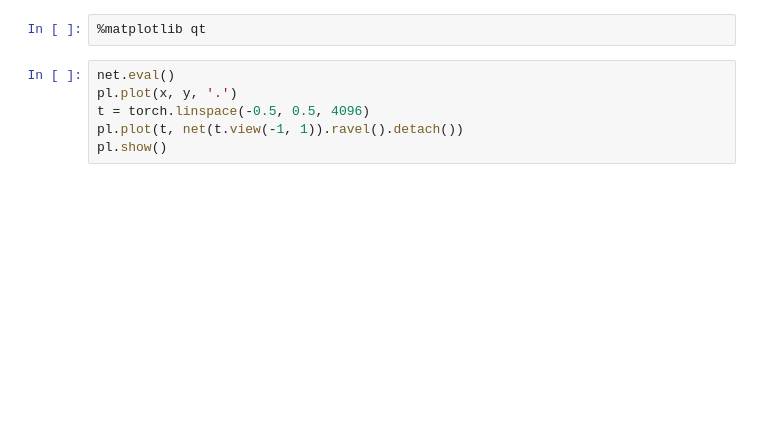
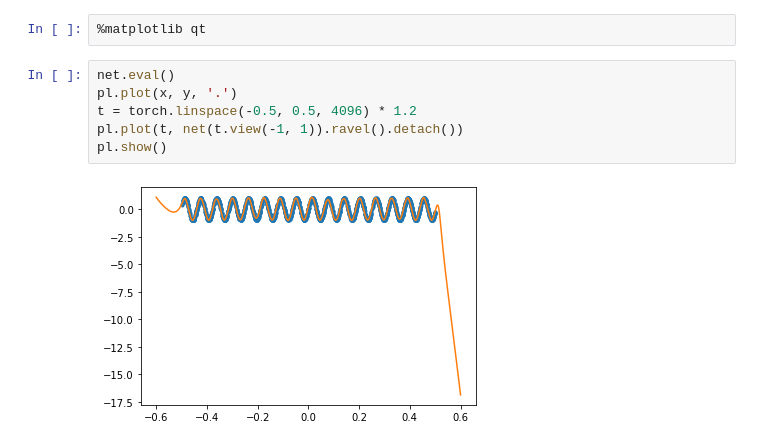
Before and after one commit to LetteraUnica/ML-models, a Jupyter notebook: MLP_test.ipynb, the cells around one changed output. Cells and saved outputs as stored; diff of their text form; blank space fills up the shorter version.

```diff
--- a/MLP_test.ipynb
+++ b/MLP_test.ipynb
@@ -115,6 +168,8 @@ torch.Size([1024, 1])
 # %%
 net.eval()
 pl.plot(x, y, '.')
-t = torch.linspace(-0.5, 0.5, 4096)
+t = torch.linspace(-0.5, 0.5, 4096) * 1.2
 pl.plot(t, net(t.view(-1, 1)).ravel().detach())
 pl.show()
+# %% [output]
+[figure, added]
```
Also changed, not shown: parts of 11 cells of this notebook, 2 other files.
